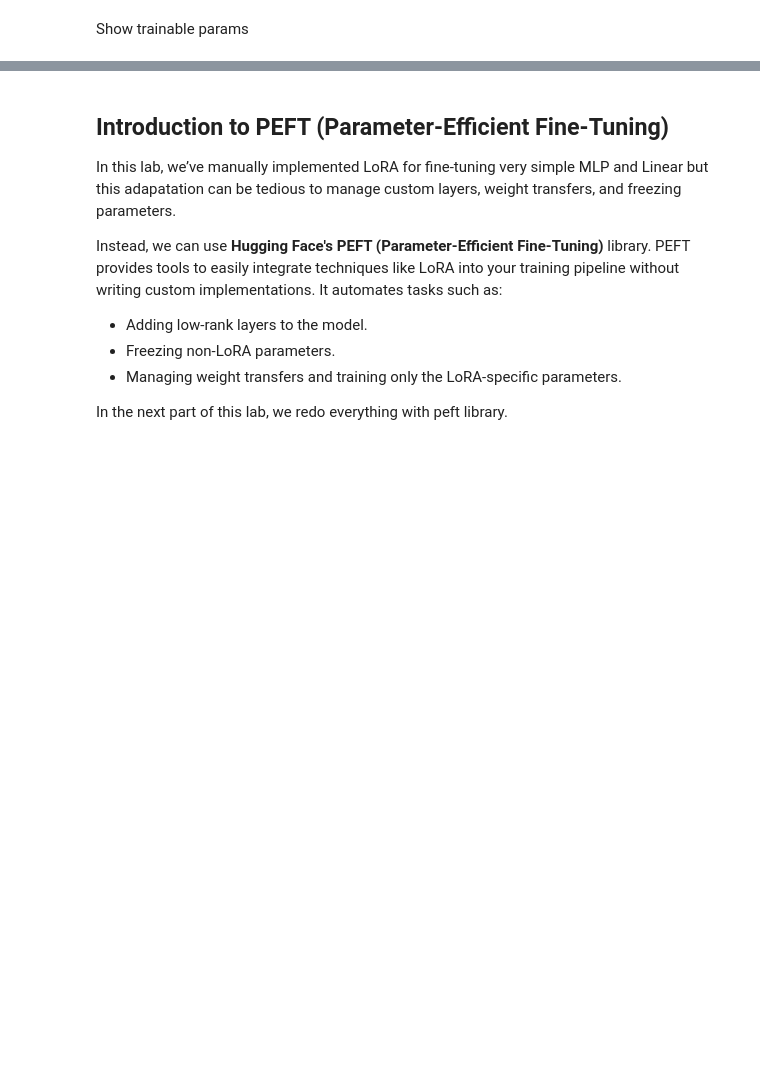
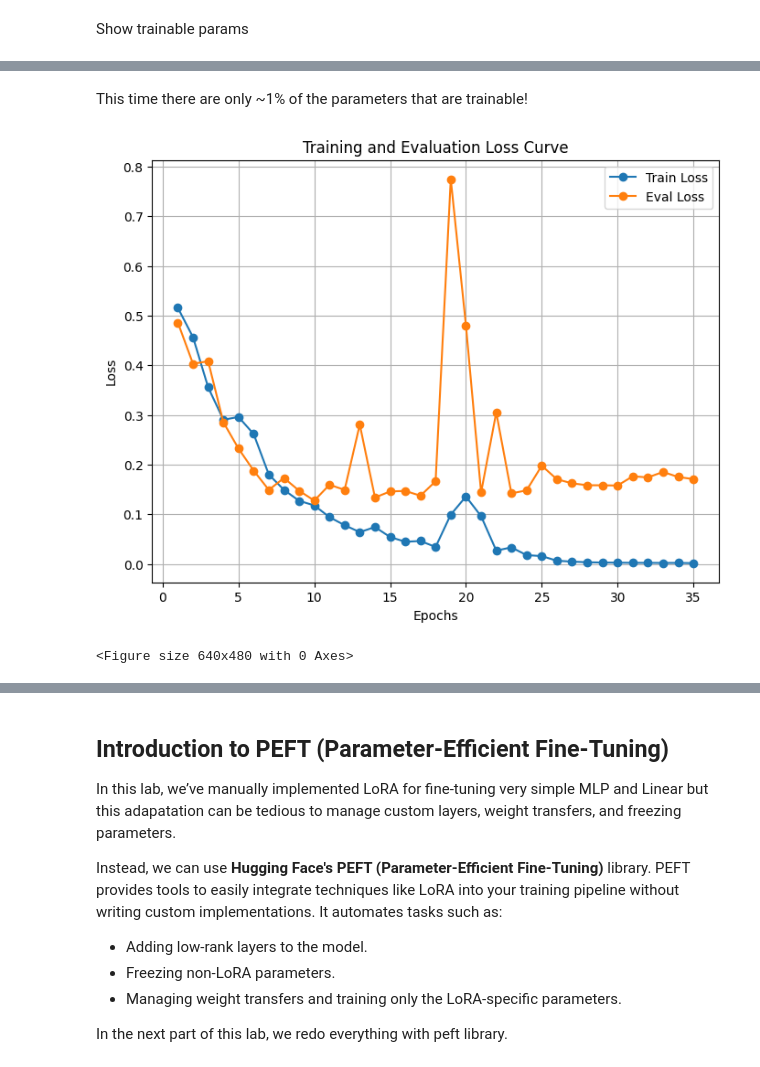
Before and after one commit to ArnaudoB/CSC_52002_EP-MultimodalGenAI, a Jupyter notebook: lab2/lab2.ipynb, the cells around one changed output, grey strips where cells are left out. Drawn from its saved outputs; the diff is of its cells as text; code cells hidden in the pictures; blank space fills up the shorter version.

```diff
--- a/lab2/lab2.ipynb
+++ b/lab2/lab2.ipynb
@@ -488,6 +659,3 @@ Explain your observations regarding the training behavior and performance on the
 **Answer your observations here:**
 
 👉 **[YOUR ANSWER]**
-# %%
-# Lets train the base model
-train(base_model, optimizer, criterion, train_dataloader, eval_dataloader, epochs=max_epochs, device=device)
@@ -527,6 +677,9 @@ class LoRALinear(nn.Linear):
 
         # LoRA-specific parameters
         ### Complete the following code of low_rank_A, low_rank_B and rank
+        self.rank = rank
+        self.low_rank_A = nn.Parameter(torch.zeros((rank, in_features)))  # Shape (r, in_features)
+        self.low_rank_B = nn.Parameter(torch.zeros((out_features, rank)))  # Shape (out_features, r)
 
         # Initialize LoRA parameters
         self.reset_lora_parameters()
@@ -547,6 +700,7 @@ class LoRALinear(nn.Linear):
             Tensor: Output tensor of shape (batch_size, out_features).
         """
         ### Complete the following code of computing adapted weight: Original weight + low-rank update
+        adapted_weight = self.weight + torch.matmul(self.low_rank_B, self.low_rank_A)  # Shape (out_features, in_features)
         return torch.nn.functional.linear(input, adapted_weight, self.bias)
 
 class LoRA_MLP(nn.Module):
@@ -554,6 +708,14 @@ class LoRA_MLP(nn.Module):
         super().__init__()
         ### Complete the following code of: LoRA_MLP
         ### Use the created LoRALinear
+        self.seq = nn.Sequential(
+            nn.Linear(20, 2048),
+            nn.ReLU(),
+            LoRALinear(2048, 2048, rank=lora_rank), # we replace the large middle layer with LoRALinear
+            nn.ReLU(),
+            nn.Linear(2048, 2),
+            nn.LogSoftmax(dim=-1),
+        )
 
 
     def forward(self, X):
@@ -572,2 +743,7 @@ optimizer = torch.optim.Adam(lora_model.parameters(), lr=lr)
+# %% [markdown]
+This time there are only ~1% of the parameters that are trainable!
 # %%
-train(lora_model, optimizer, criterion, train_dataloader, eval_dataloader, device=device, epochs=max_epochs)
+train(lora_model, optimizer, criterion, train_dataloader, eval_dataloader, device=device, epochs=max_epochs, output="./lora_model_training_curve.png")
+# %% [output]
+[figure, added]
+<Figure size 640x480 with 0 Axes>
```
Also changed, not shown: parts of 42 cells of this notebook, 7 other files.
